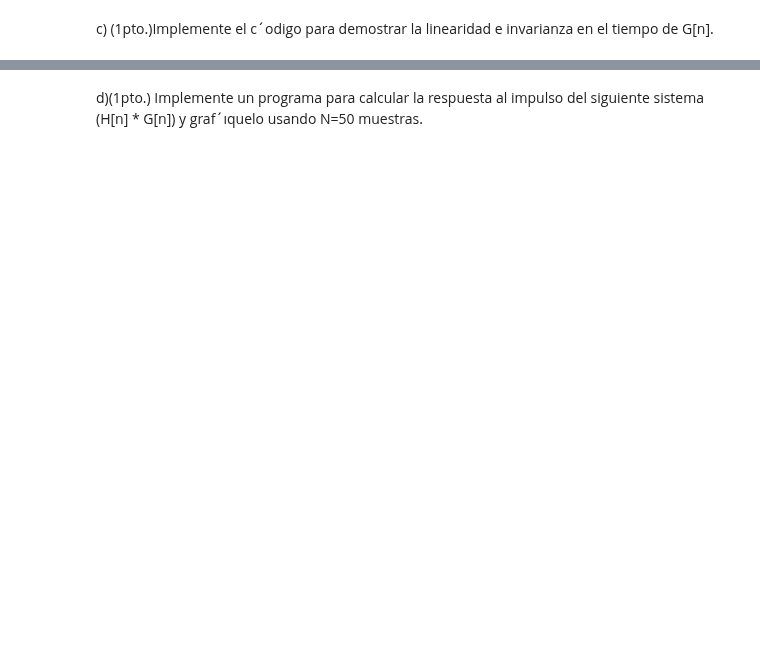
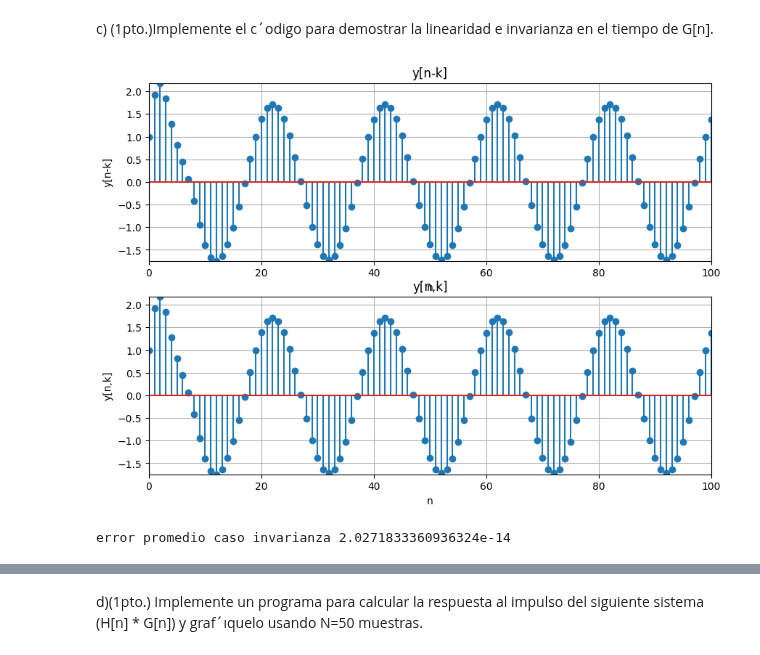
Before and after one commit to ExampleToFollow/PracticasPDS, a Jupyter notebook: Lab2/IF_Computacional_HineillCéspedes_20213704.ipynb, the cells around one changed output, grey strips where cells are left out. Saved outputs shown, nothing was run; the diff lists cells and outputs as text; code cells hidden in the pictures; blank space fills up the shorter version.

```diff
--- a/Lab2/IF_Computacional_HineillCéspedes_20213704.ipynb
+++ b/Lab2/IF_Computacional_HineillCéspedes_20213704.ipynb
@@ -384,3 +389,54 @@ ValueError: operands could not be broadcast together with shapes (400,) (399,)
 # %% [markdown]
 c) (1pto.)Implemente el c´odigo para demostrar la linearidad e invarianza en el tiempo
 de G[n].
+# %%
+a1 =1
+a2 =1
+k = 20 #delay
+N=4000
+n = np.arange(N)
+#PRUEBAS
+x1 = np.sin(0.1 * np.pi * n)
+x2 = np.cos(0.1 * np.pi * n) #cambiar
+
+def sistema_g_n(input , indices):
+    output = np.zeros(N)
+    for i  in range(N):
+        if (i==0) :
+            output[i]= input[i]
+        else:
+            output[i]= input[i] - 0.2*input[i-1] + 0.1*input[i-2]   + 0.8*output[i-1] -0.6 *output[i-2]
+    nuevo_indices =  np.arange(indices[0] , indices[0]  +  len(output))
+    return [output , nuevo_indices ]
+
+#PROBAMOS LINEALIDAD
+
+term_1 =  a1*sistema_g_n(x1,n)[0] + a2 * sistema_g_n(x2,n)[0]
+term_1_idx =  sistema_g_n(x1,n)[1]
+
+term_2 =  sistema_g_n(a1*x1 + a2*x2 ,n)[0]
+term_2_idx =  sistema_g_n(a1*x1 + a2*x2 ,n )[1]
+
+plt.figure(figsize=(10, 7))
+plt.subplot(2, 1, 1)
+plt.stem(term_1_idx, term_1)
+plt.title('y[n-k]')
+plt.ylim([np.min(term_1),np.max(term_1)])
+plt.xlim([np.min(term_1_idx),np.min(term_1_idx) +  100])
+plt.xlabel('n')
+plt.ylabel('y[n-k]')
+plt.grid(True)
+
+plt.subplot(2, 1, 2)
+plt.title('y[n,k]')
+plt.stem(term_2_idx, term_2)
+plt.ylim([np.min(term_2),np.max(term_2)])
+plt.xlim([np.min(term_2_idx),np.min(term_2_idx) +  100 ])
+plt.xlabel('n')
+plt.ylabel('y[n,k]')
+plt.grid(True)
+plt.show()
+print(f"error promedio caso invarianza {np.linalg.norm(term_1-term_2)}")
+# %% [output]
+[figure, added]
+error promedio caso invarianza 2.0271833360936324e-14
```
Also changed, not shown: parts of 11 cells of this notebook, 2 other files.
